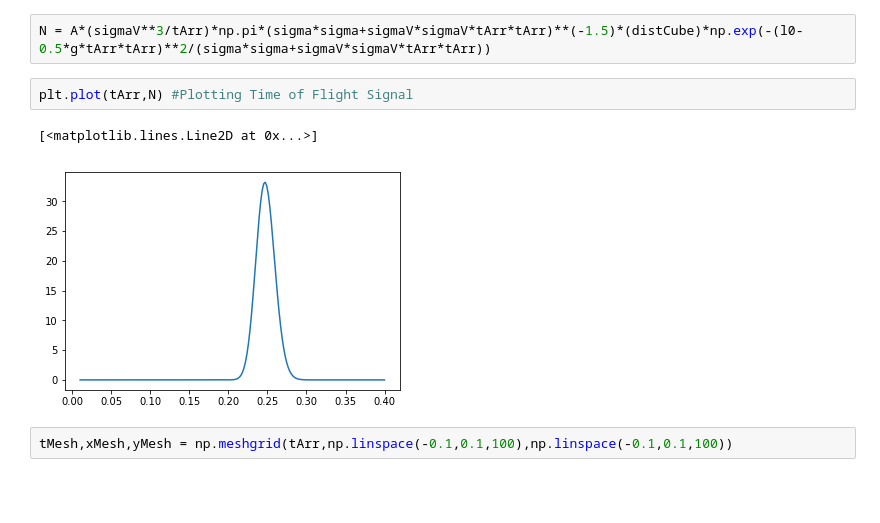
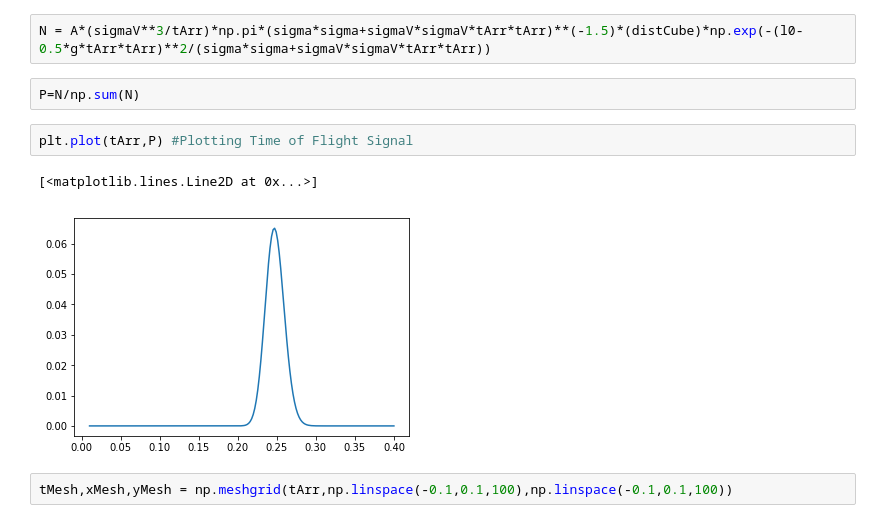
Before and after one commit to anirban-m/AI-Simulator, a Jupyter notebook: AI-simulator.ipynb, the cells around one changed output. Cells and saved outputs as stored; diff of their text form; blank space fills up the shorter version.

```diff
--- a/AI-simulator.ipynb
+++ b/AI-simulator.ipynb
@@ -29,11 +29,13 @@ l0 = 300*sigma #distance between probe and plane
 distCube = l0*(sigmaV*tArr*sigmaV*tArr)+0.5*g*tArr*tArr*(2*sigma*sigma+sigmaV*tArr*sigmaV*tArr)
 # %%
 N = A*(sigmaV**3/tArr)*np.pi*(sigma*sigma+sigmaV*sigmaV*tArr*tArr)**(-1.5)*(distCube)*np.exp(-(l0-0.5*g*tArr*tArr)**2/(sigma*sigma+sigmaV*sigmaV*tArr*tArr))
+# %%
+P=N/np.sum(N)
 # %%
-plt.plot(tArr,N) #Plotting Time of Flight Signal
+plt.plot(tArr,P) #Plotting Time of Flight Signal
 # %% [output]
 [<matplotlib.lines.Line2D at 0x...>]
-[figure, old version]
+[figure, new version]
 # %%
 tMesh,xMesh,yMesh = np.meshgrid(tArr,np.linspace(-0.1,0.1,100),np.linspace(-0.1,0.1,100))
 # %%
```
Also changed, not shown: parts of 22 cells of this notebook.
